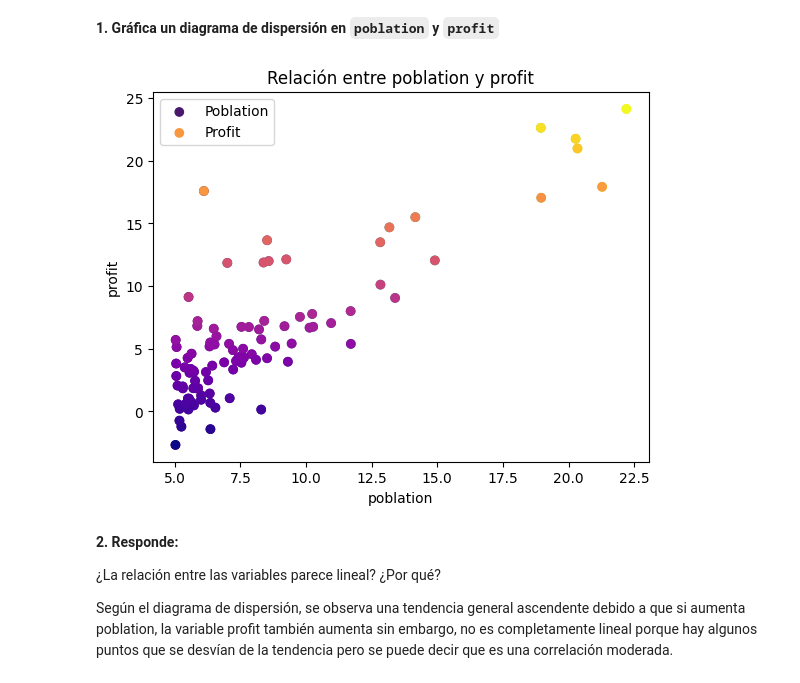
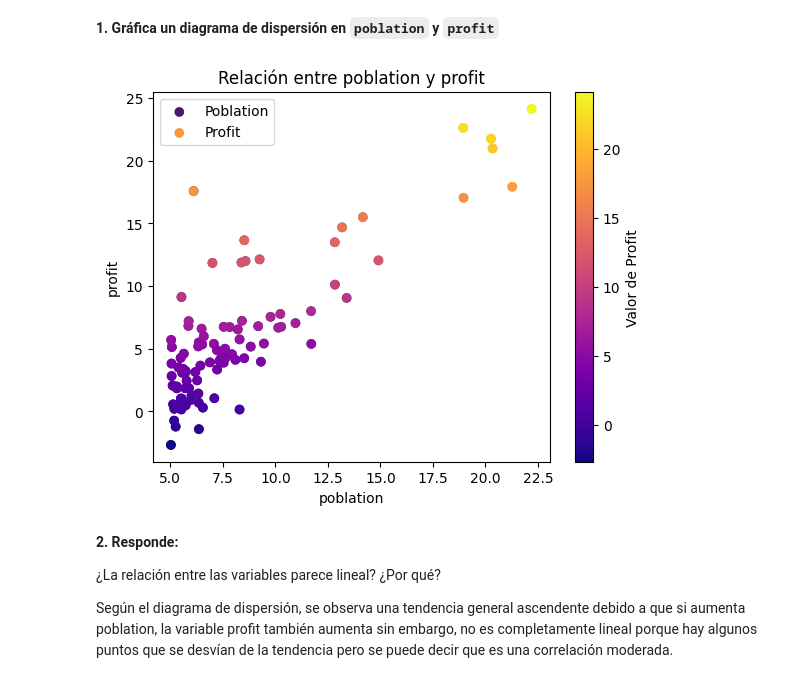
Before and after one commit to jonathanahc/Practicas, a Jupyter notebook: Práctica23RegresiónLinealSimple.ipynb, the cells around one changed output. Drawn from its saved outputs; the diff is of its cells as text; code cells hidden in the pictures.

```diff
--- a/Práctica23RegresiónLinealSimple.ipynb
+++ b/Práctica23RegresiónLinealSimple.ipynb
@@ -133,13 +133,14 @@ dtype: int64
 # %%
 plt.scatter(df['poblation'], df['profit'], c=df['poblation'], cmap='viridis', label='Poblation')
 plt.scatter(df['poblation'], df['profit'], c=df['profit'], cmap='plasma', label='Profit')
 plt.xlabel('poblation')
 plt.ylabel('profit')
 plt.title('Relación entre poblation y profit')
 plt.legend()
+plt.colorbar(label='Valor de Profit')
 plt.show()
 # %% [output]
-[figure, old version]
+[figure, new version]
 # %% [markdown]
 **2. Responde:**
 
```
Also changed, not shown: parts of 4 cells of this notebook.
